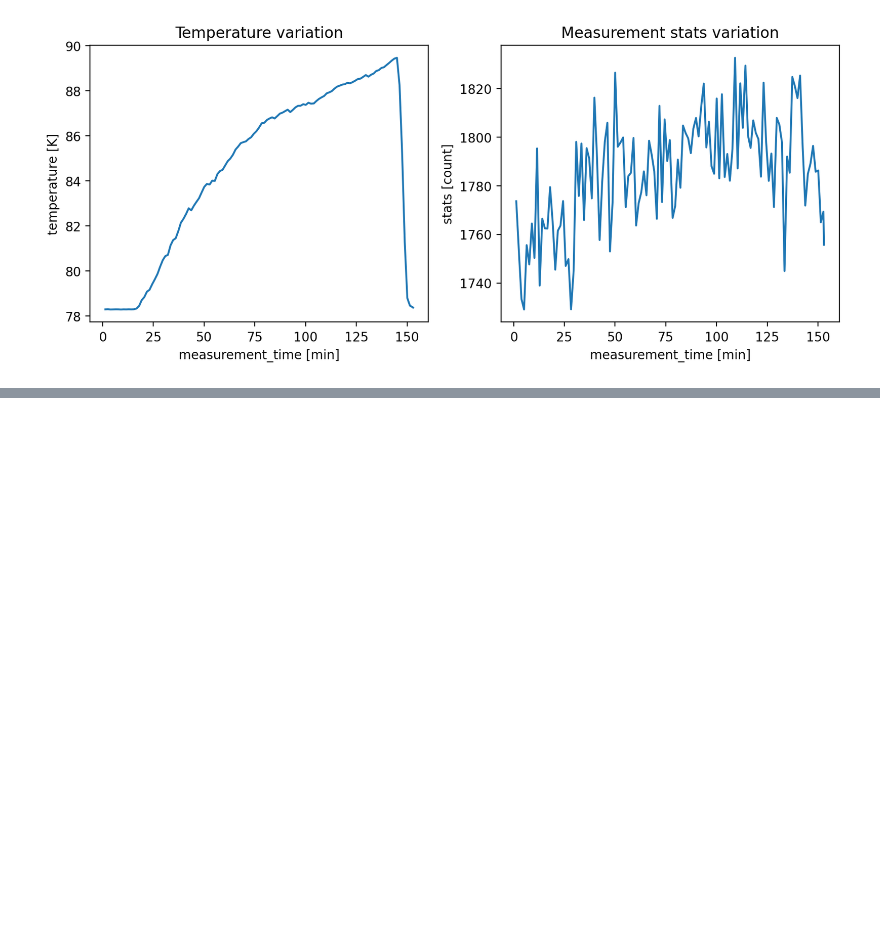
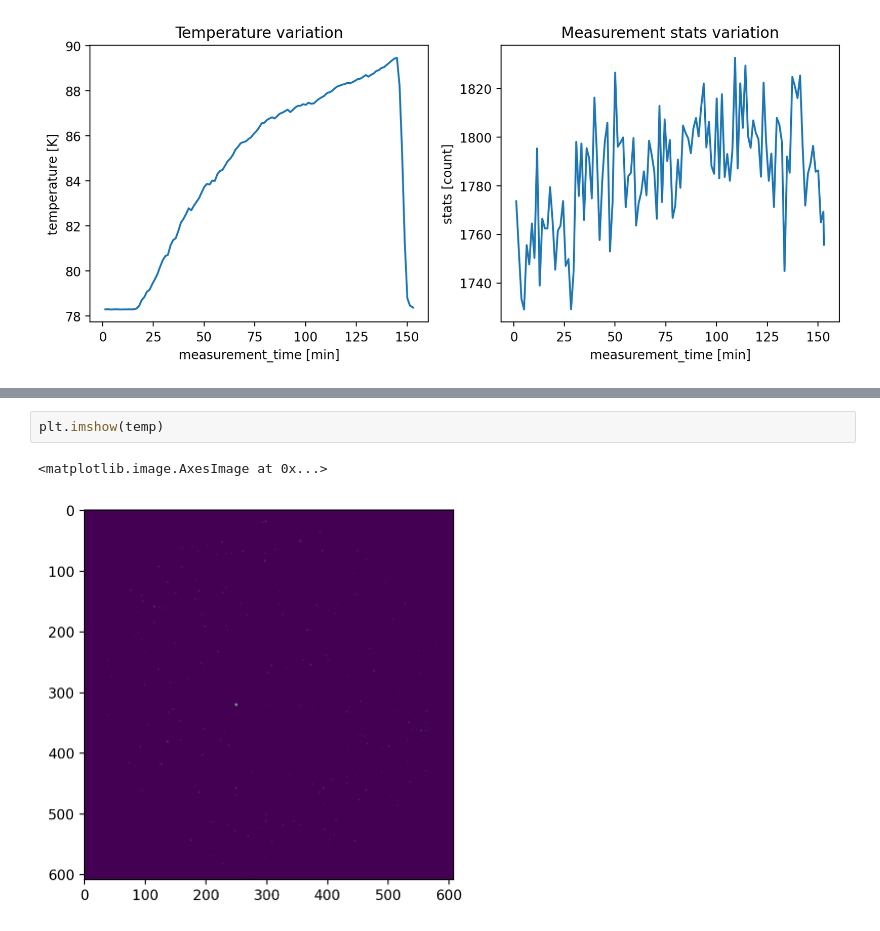
Before and after one commit to phrgab/peaks, a Jupyter notebook: tutorials/7_TR_ARPES.ipynb, the cells around one changed output, grey strips where cells are left out. Cells and saved outputs as stored; diff of their text form; blank space fills up the shorter version.

```diff
--- a/tutorials/7_TR_ARPES.ipynb
+++ b/tutorials/7_TR_ARPES.ipynb
@@ -186,0 +221,5 @@ plt.tight_layout()
+# %%
+plt.imshow(temp)
+# %% [output]
+<matplotlib.image.AxesImage at 0x...>
+[figure, added]
```
Also changed, not shown: parts of 13 cells of this notebook, 3 other files.
